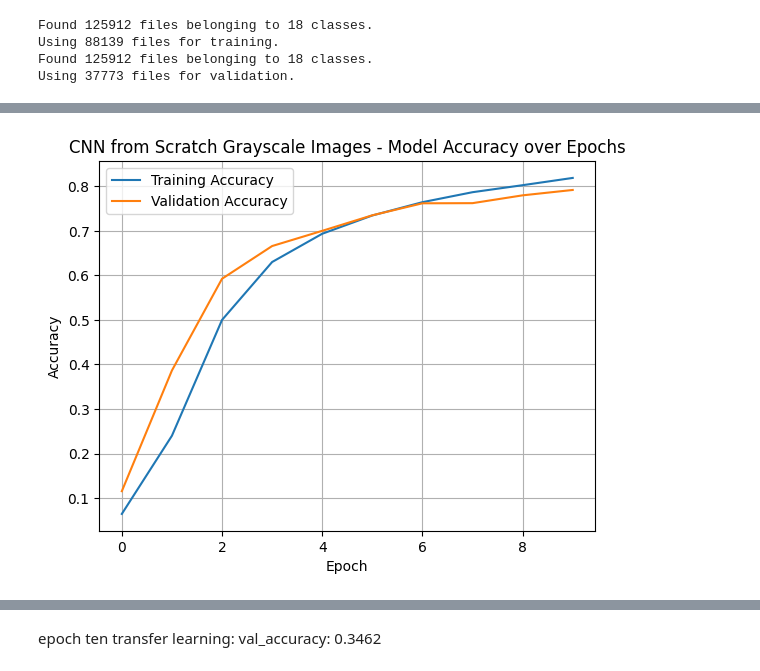
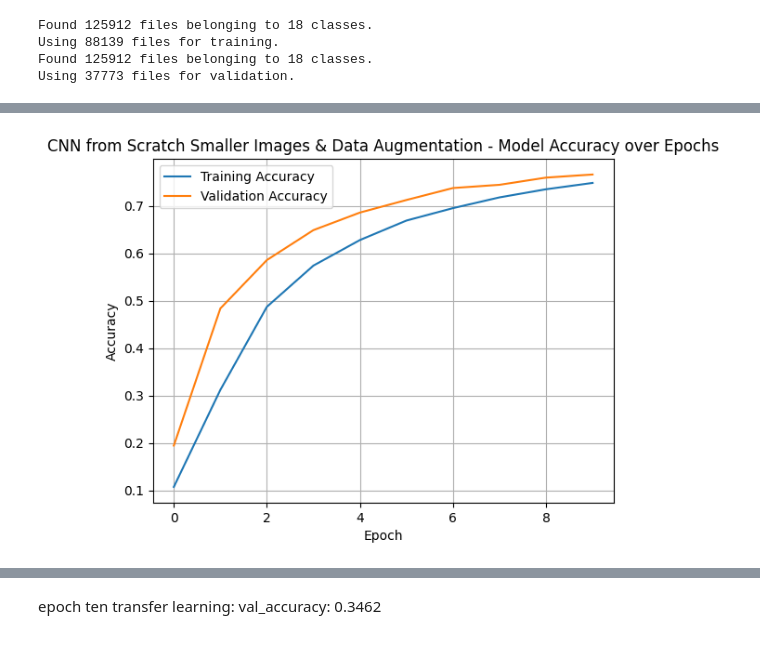
Before and after one commit to ConorPadraigMurphy/Gesture-Based-UI-Assignment-Two, a Jupyter notebook: g00399177.ipynb, the cells around one changed output, grey strips where cells are left out. Cells and saved outputs as stored; diff of their text form; code cells hidden in the pictures.

```diff
--- a/g00399177.ipynb
+++ b/g00399177.ipynb
@@ -506,8 +539,8 @@ train_dataset3 = tf.keras.utils.image_dataset_from_directory(DATASET_PATH,
                                                             image_size=IMAGE_SIZE3, validation_split=0.3
                                                            , subset='training', label_mode='categorical',
                                                            seed=SEED, batch_size=BATCH_SIZE3)
-NUM_CLASSES = len(train_dataset_grayscale.class_names)
-CLASS_NAMES = train_dataset_grayscale.class_names
+NUM_CLASSES = len(train_dataset3.class_names)
+CLASS_NAMES = train_dataset3.class_names
 
 validation_and_test_dataset3 = tf.keras.utils.image_dataset_from_directory(DATASET_PATH,
                                                             shuffle=True,
@@ -515,7 +548,7 @@ validation_and_test_dataset3 = tf.keras.utils.image_dataset_from_directory(DATAS
                                                            , subset='validation',label_mode='categorical',
                                                            seed=SEED, batch_size=BATCH_SIZE3)
 
-val_batches3 = tf.data.experimental.cardinality(validation_and_test_dataset)
+val_batches3 = tf.data.experimental.cardinality(validation_and_test_dataset3)
 
 test_dataset3 = validation_and_test_dataset3.take((2*val_batches3) // 3)
 
@@ -534,6 +576,7 @@ data_augmentation_layers = tf.keras.Sequential([
 # CNN model from scratch
 model3 = tf.keras.models.Sequential()
 model3.add(tf.keras.Input(shape=(IMAGE_SIZE3[0], IMAGE_SIZE3[1],3)))
+model3.add(data_augmentation_layers)
 model3.add(layers.Rescaling(1./255))
 model3.add(layers.Conv2D(32, 3, padding='same', activation='relu'))
 model3.add(layers.MaxPooling2D())
@@ -579,14 +630,14 @@ Epoch 10/10
 # %%
 plt.plot(history3.history['accuracy'], label='Training Accuracy')
 plt.plot(history3.history['val_accuracy'], label='Validation Accuracy')
-plt.title('CNN from Scratch Grayscale Images - Model Accuracy over Epochs')
+plt.title('CNN from Scratch Smaller Images & Data Augmentation - Model Accuracy over Epochs')
 plt.xlabel('Epoch')
 plt.ylabel('Accuracy')
 plt.legend()
 plt.grid(True)
 plt.show()
 # %% [output]
-[figure, old version]
+[figure, new version]
 # %%
 model3.evaluate(test_dataset3, return_dict=True)
 # %% [output]
```
Also changed, not shown: parts of 41 cells of this notebook.
